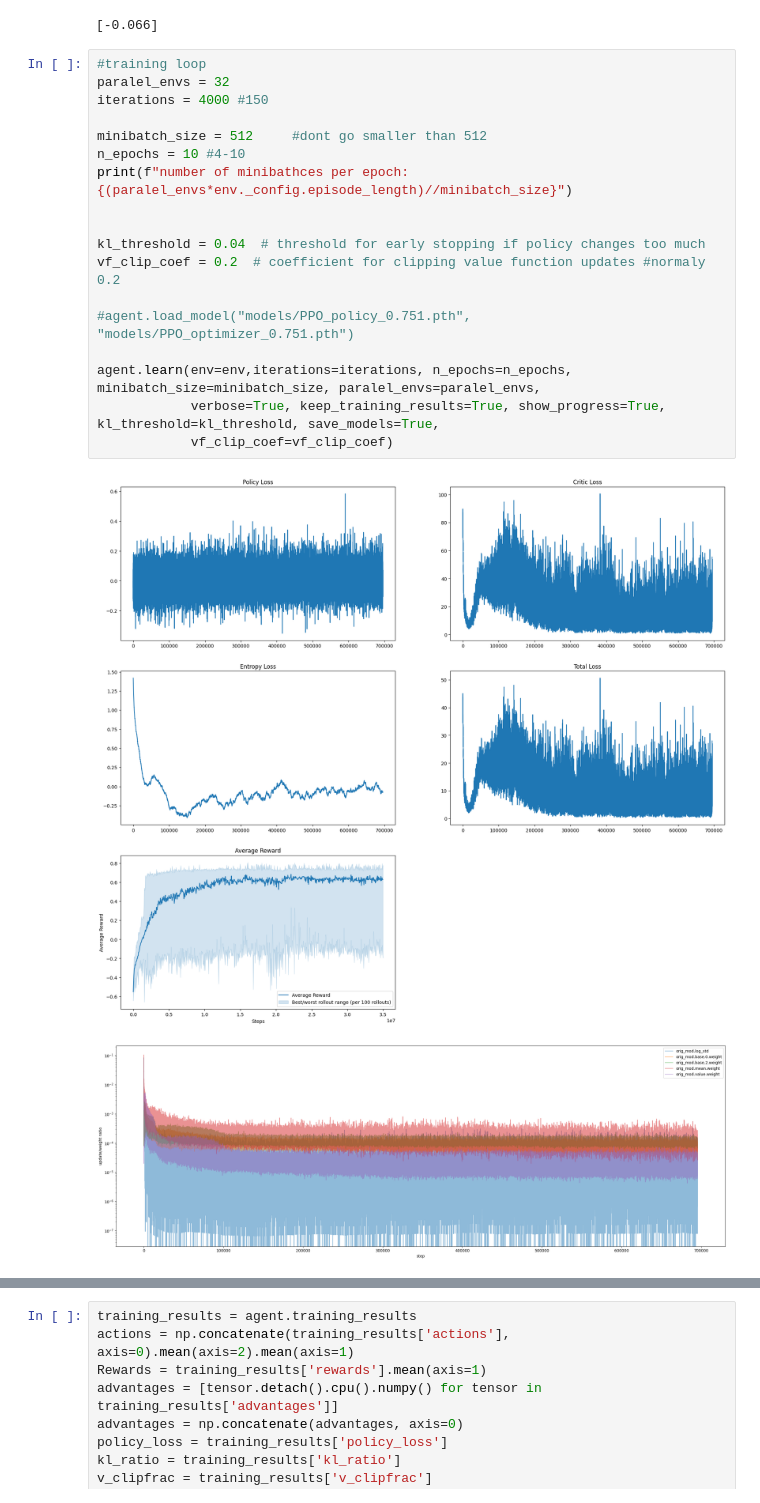
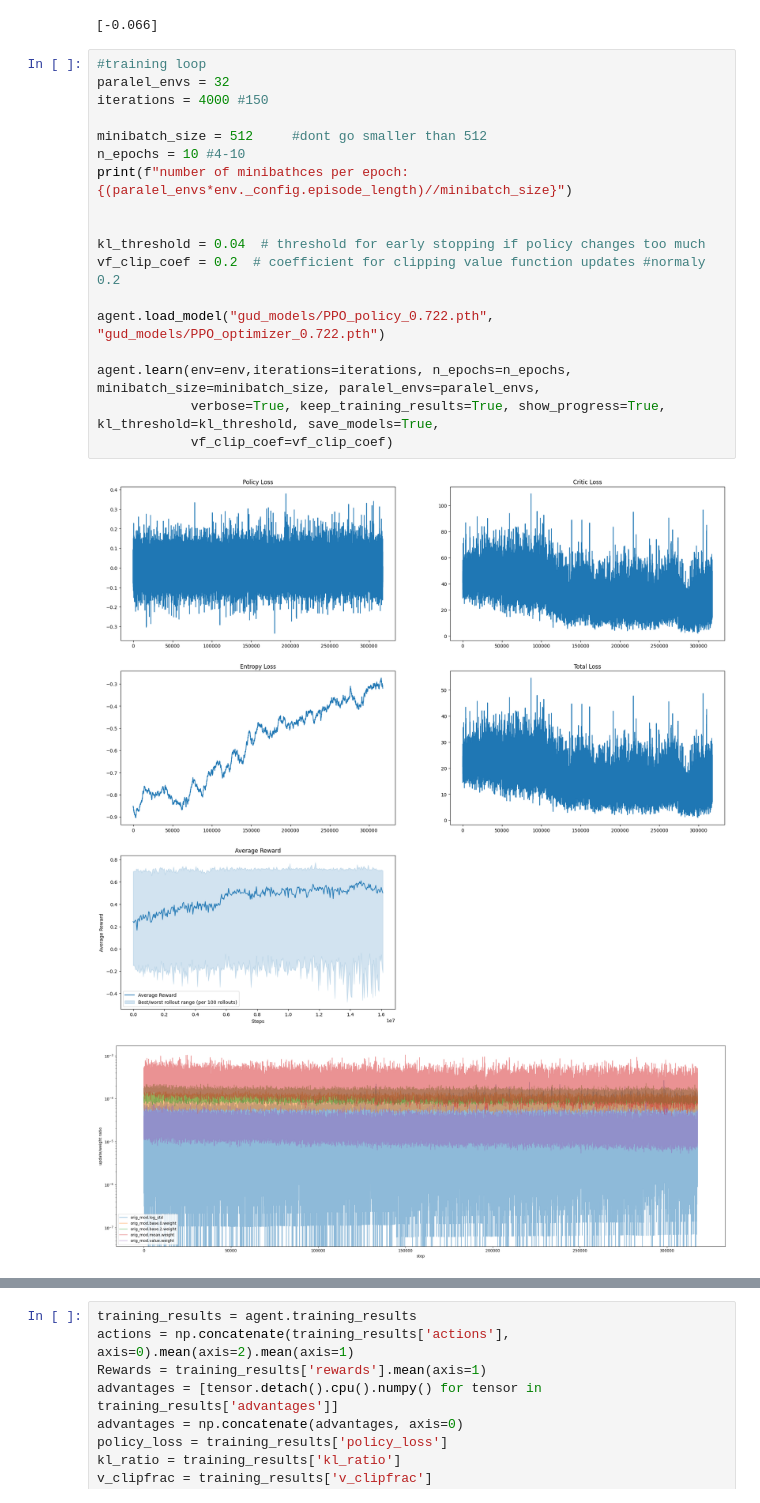
Before and after one commit to aizej/Inverted-Pendulum, a Jupyter notebook: train.ipynb, the cells around one changed output, grey strips where cells are left out. Saved outputs shown, nothing was run; the diff lists cells and outputs as text.

```diff
--- a/train.ipynb
+++ b/train.ipynb
@@ -603,22 +603,22 @@ print(env._lowers)
 # %%
 #training loop
 paralel_envs = 32
 iterations = 4000 #150
 
 minibatch_size = 512     #dont go smaller than 512
 n_epochs = 10 #4-10
 print(f"number of minibathces per epoch: {(paralel_envs*env._config.episode_length)//minibatch_size}")
 
 
 kl_threshold = 0.04  # threshold for early stopping if policy changes too much
 vf_clip_coef = 0.2  # coefficient for clipping value function updates #normaly 0.2
 
-#agent.load_model("models/PPO_policy_0.751.pth", "models/PPO_optimizer_0.751.pth")
+agent.load_model("gud_models/PPO_policy_0.722.pth", "gud_models/PPO_optimizer_0.722.pth")
 
 agent.learn(env=env,iterations=iterations, n_epochs=n_epochs, minibatch_size=minibatch_size, paralel_envs=paralel_envs,
             verbose=True, keep_training_results=True, show_progress=True, kl_threshold=kl_threshold, save_models=True,
             vf_clip_coef=vf_clip_coef)
 # %% [output]
-[figure, old version]
+[figure, new version]
-[figure, old version]
+[figure, new version]
 <Figure size 640x480 with 0 Axes>
```
Also changed, not shown: parts of 2 cells of this notebook, 4 other files.
